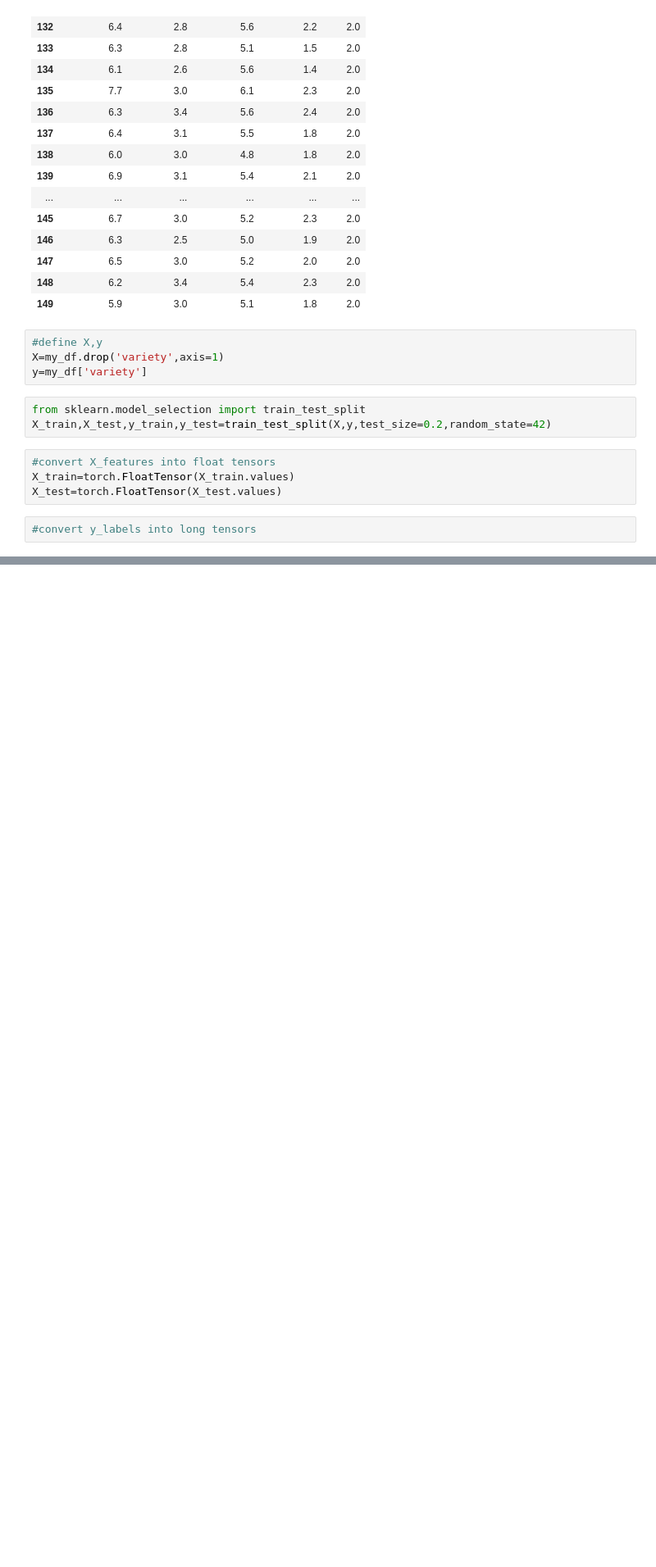
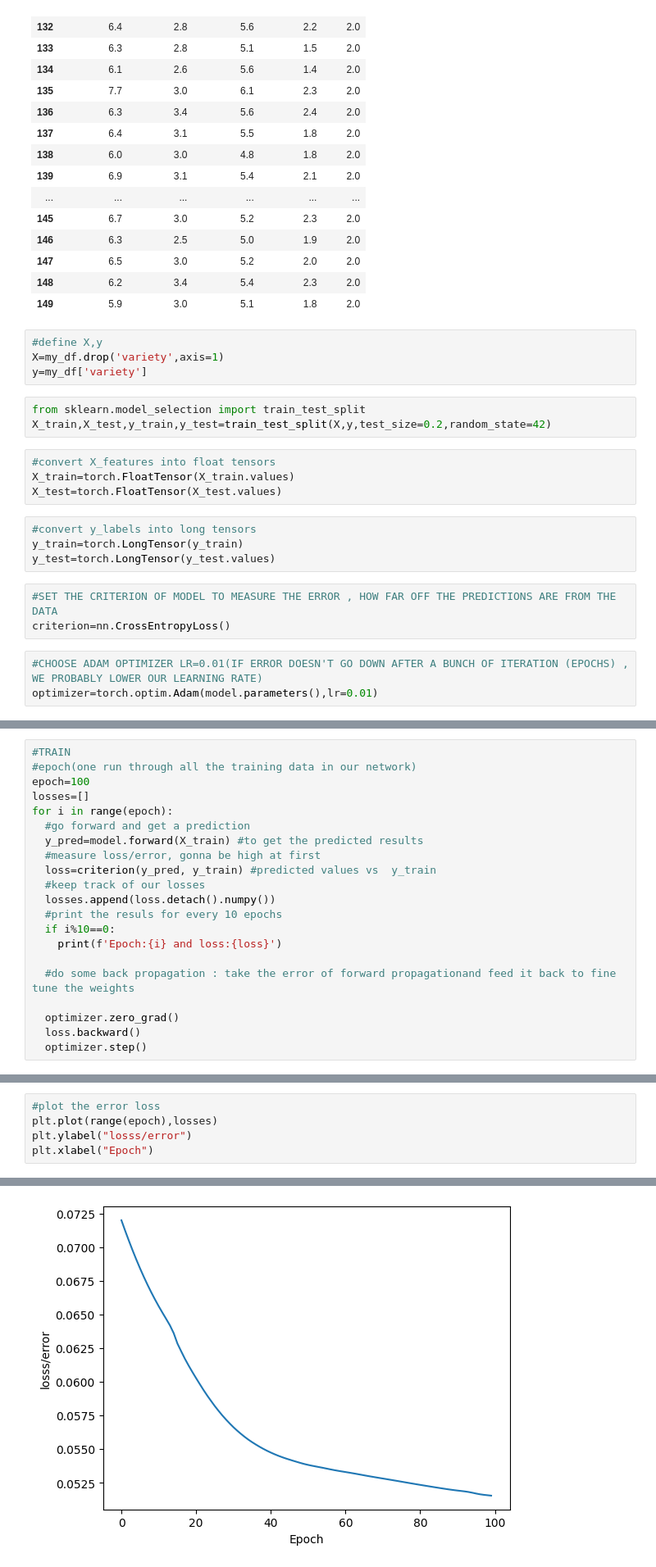
Before and after one commit to romenlongcode/YT-PYtorch, a Jupyter notebook: irisclassier.ipynb, the cells around one changed output, grey strips where cells are left out. Shown at 82% size. Saved outputs shown, nothing was run; the diff lists cells and outputs as text; blank space fills up the shorter version.

```diff
--- a/irisclassier.ipynb
+++ b/irisclassier.ipynb
@@ -155,3 +156,11 @@ X_train=torch.FloatTensor(X_train.values)
 X_test=torch.FloatTensor(X_test.values)
 # %%
 #convert y_labels into long tensors
+y_train=torch.LongTensor(y_train)
+y_test=torch.LongTensor(y_test.values)
+# %%
+#SET THE CRITERION OF MODEL TO MEASURE THE ERROR , HOW FAR OFF THE PREDICTIONS ARE FROM THE DATA
+criterion=nn.CrossEntropyLoss()
+# %%
+#CHOOSE ADAM OPTIMIZER LR=0.01(IF ERROR DOESN'T GO DOWN AFTER A BUNCH OF ITERATION (EPOCHS) , WE PROBABLY LOWER OUR LEARNING RATE)
+optimizer=torch.optim.Adam(model.parameters(),lr=0.01)
@@ -157,0 +172,21 @@ X_test=torch.FloatTensor(X_test.values)
+# %%
+#TRAIN
+#epoch(one run through all the training data in our network)
+epoch=100
+losses=[]
+for i in range(epoch):
+  #go forward and get a prediction
+  y_pred=model.forward(X_train) #to get the predicted results
+  #measure loss/error, gonna be high at first
+  loss=criterion(y_pred, y_train) #predicted values vs  y_train
+  #keep track of our losses
+  losses.append(loss.detach().numpy())
+  #print the resuls for every 10 epochs
+  if i%10==0:
+    print(f'Epoch:{i} and loss:{loss}')
+
+  #do some back propagation : take the error of forward propagationand feed it back to fine tune the weights
+
+  optimizer.zero_grad()
+  loss.backward()
+  optimizer.step()
@@ -157,0 +204,6 @@ X_test=torch.FloatTensor(X_test.values)
+# %%
+#plot the error loss
+plt.plot(range(epoch),losses)
+plt.ylabel("losss/error")
+plt.xlabel("Epoch")
+# %% [output]
@@ -157,0 +211 @@ X_test=torch.FloatTensor(X_test.values)
+[figure, added]
```
Also changed, not shown: parts of 10 cells of this notebook.
